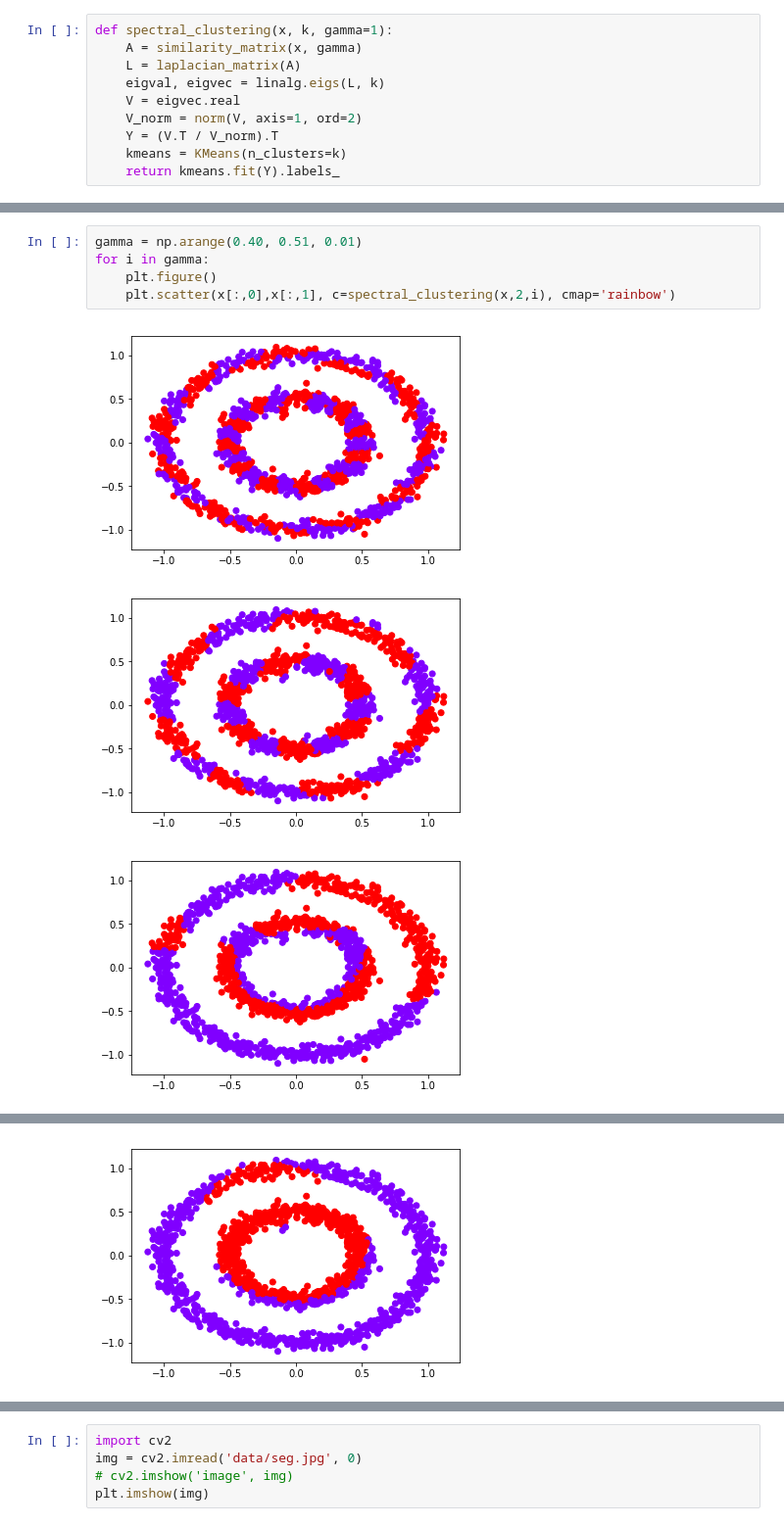
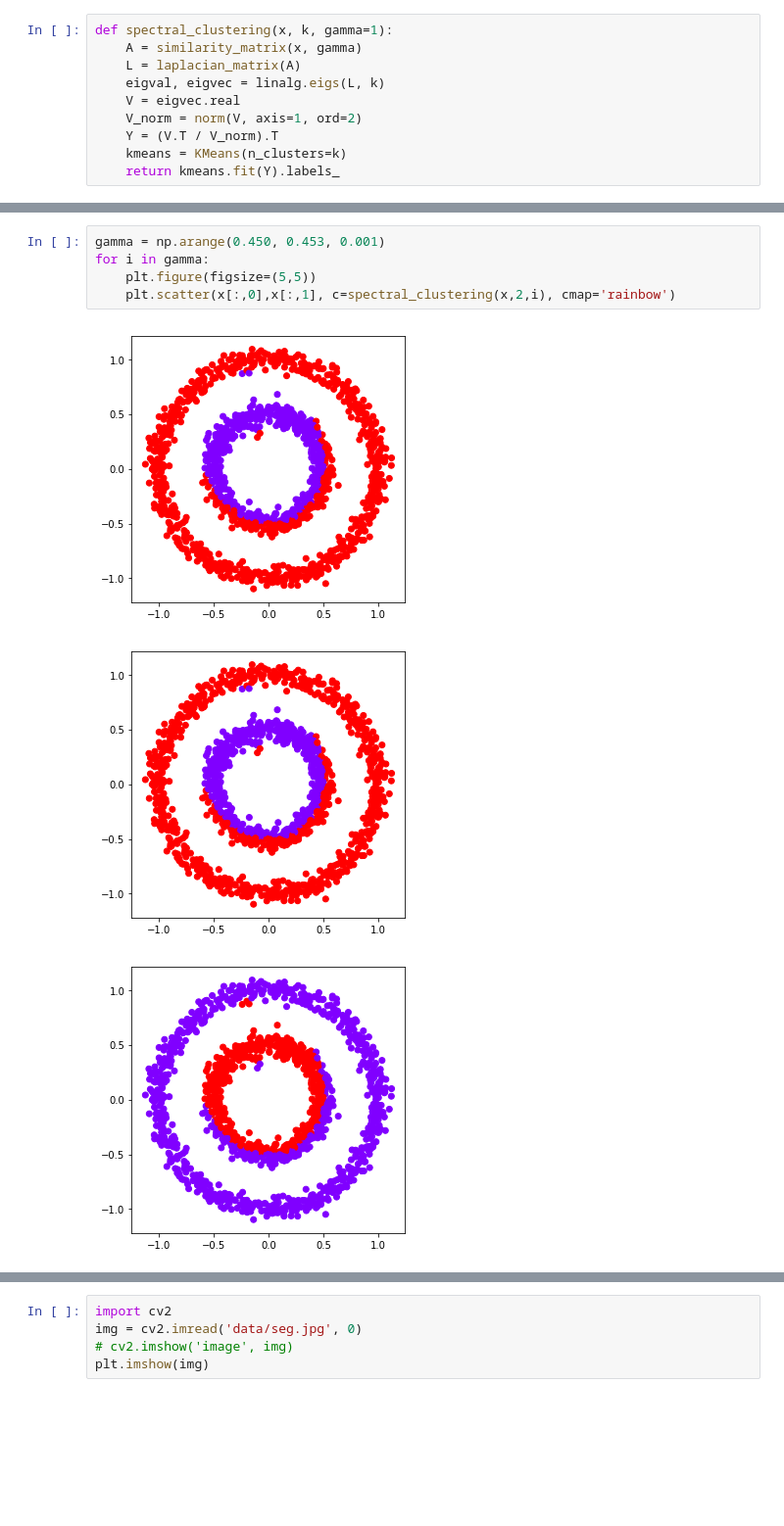
Before and after one commit to likarajo/PCA_Spectral_Clustering, a Jupyter notebook: sc.ipynb, the cells around one changed output, grey strips where cells are left out. Shown at 98% size. Saved outputs shown, nothing was run; the diff lists cells and outputs as text; blank space fills up the shorter version.

```diff
--- a/sc.ipynb
+++ b/sc.ipynb
@@ -58,9 +60,9 @@ plt.scatter(x[:,0],x[:,1], c=KMeans(n_clusters=2).fit(x).labels_, cmap='rainbow'
 # %%
-gamma = np.arange(0.40, 0.51, 0.01)
+gamma = np.arange(0.450, 0.453, 0.001)
 for i in gamma:
-    plt.figure()
+    plt.figure(figsize=(5,5))
     plt.scatter(x[:,0],x[:,1], c=spectral_clustering(x,2,i), cmap='rainbow')
 # %% [output]
-[figure, old version]
+[figure, new version]
-[figure, old version]
+[figure, new version]
-[figure, old version]
+[figure, new version]
@@ -68 +69,0 @@ for i in gamma:
-[figure, removed]
```
Also changed, not shown: parts of 4 cells of this notebook.
